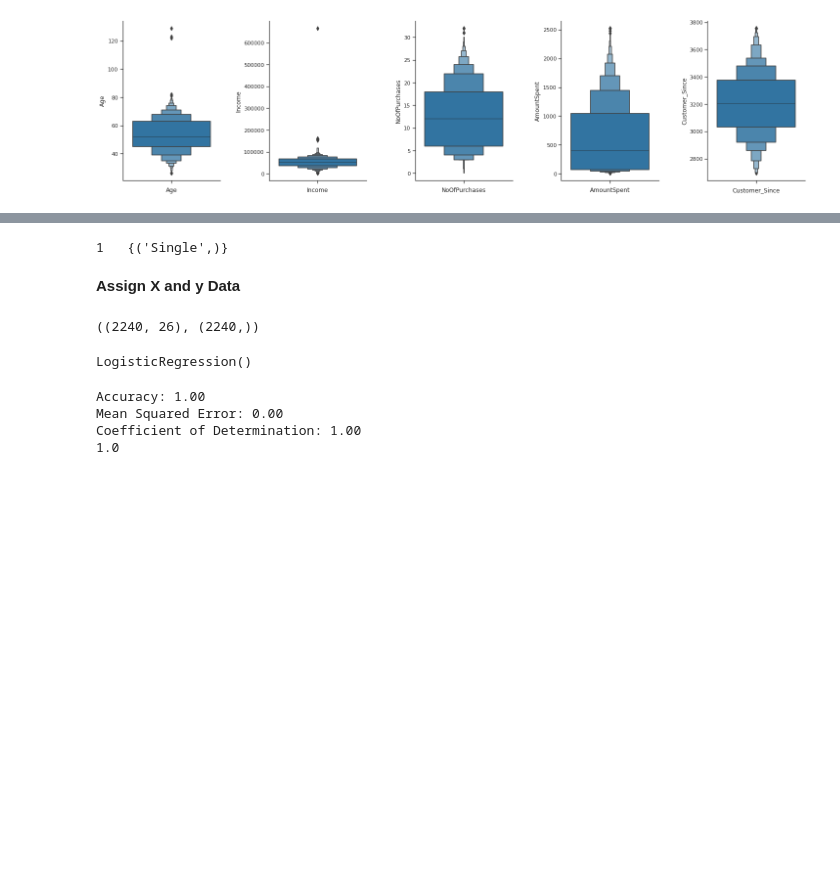
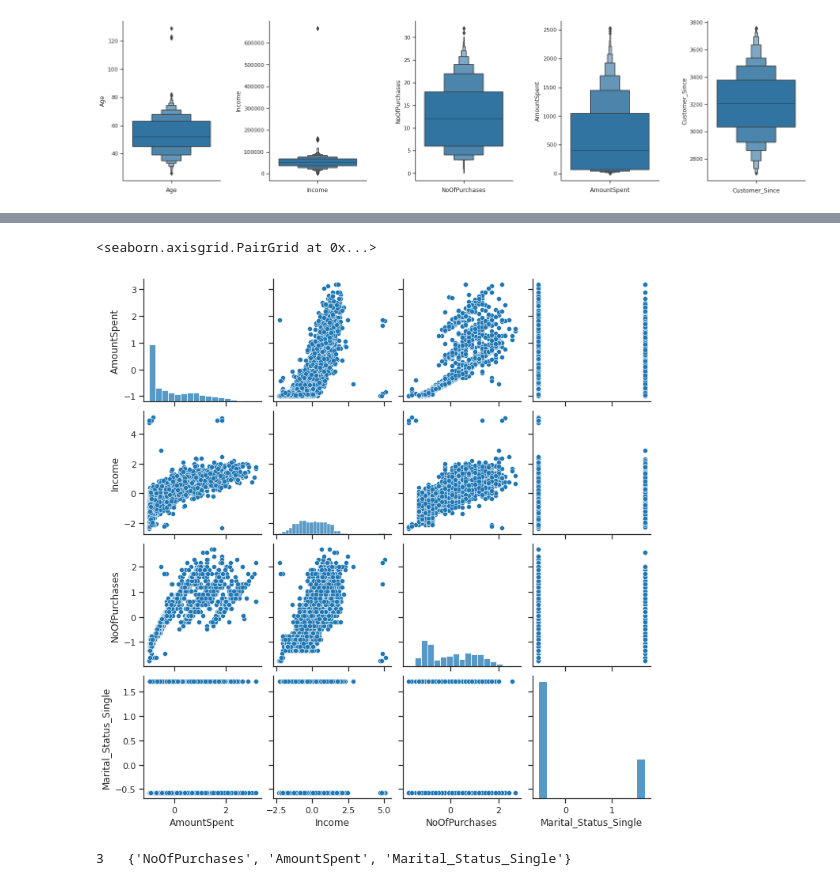
Before and after one commit to fgith/data-science, a Jupyter notebook: logistic-regression/logistic_regression_customerpersonality.ipynb, the cells around one changed output, grey strips where cells are left out. Saved outputs shown, nothing was run; the diff lists cells and outputs as text; code cells hidden in the pictures; blank space fills up the shorter version.

```diff
--- a/logistic-regression/logistic_regression_customerpersonality.ipynb
+++ b/logistic-regression/logistic_regression_customerpersonality.ipynb
@@ -256,25 +272,27 @@ sns.heatmap(df.corr(), ax=ax)
+# %%
+import warnings
+warnings.filterwarnings("ignore", category=np.VisibleDeprecationWarning)
+
+# There are some correlataions such as Income vs Amount Spent and No of Purchases. They can viewed again in a pairplot.
+# Hence, there is scope for Dimentionaly Reduction.
+
+sns.pairplot(df[['AmountSpent','Income','NoOfPurchases','Marital_Status_Single']])
+# %% [output]
+<seaborn.axisgrid.PairGrid at 0x...>
+[figure, added]
 # %%
-# with the following function we can select highly correlated features
-# it will remove the first feature that is correlated with other feature
+# Function to select highly correlated features
 
 def correlation(dataset, threshold):
-    col_corr = set()  # Set of all the names of correlated columns
+    col_corr = set()  # Set of names of correlated columns
     corr_matrix = dataset.corr()
     for i in range(len(corr_matrix.columns)):
         for j in range(i):
-            if abs(corr_matrix.iloc[i, j]) > threshold: # we are interested in absolute coeff value
-                colname = corr_matrix.columns[i]  # getting the name of column
+            if abs(corr_matrix.iloc[i, j]) > threshold: # absolute coeff value to account for -ve correlation
+                colname = corr_matrix.columns[i]  # get name of column
                 col_corr.add(colname)
     return col_corr
-corr_features = correlation(df, 0.85)
+corr_features = correlation(df, 0.75)
 print(len(set(corr_features)), " ", corr_features)
 # %% [output]
-1   {('Single',)}
+3   {'NoOfPurchases', 'AmountSpent', 'Marital_Status_Single'}
-# %% [markdown]
-**Assign X and y Data**
-# %%
-X = df
-y = X['Response']
-X.shape,y.shape
-# %% [output]
-((2240, 26), (2240,))
@@ -284,7 +298,0 @@ X_train, X_test, y_train, y_test = train_test_split(X_scaled,y,train_size=0.7)
-# %%
-from sklearn.linear_model import LogisticRegression
-
-clf = LogisticRegression()
-clf.fit(X_train,y_train)
-# %% [output]
-LogisticRegression()
@@ -293,11 +298,0 @@ y_pred = clf.predict(X_test)
-# %%
-from sklearn.metrics import mean_squared_error,r2_score,accuracy_score
-accuracy = accuracy_score(y_test,y_pred)
-print("Accuracy: %.2f" % accuracy_score(y_test,y_pred))
-print("Mean Squared Error: %.2f" % mean_squared_error(y_test,y_pred))
-print("Coefficient of Determination: %.2f" % r2_score(y_test,y_pred))
-# %% [output]
-Accuracy: 1.00
-Mean Squared Error: 0.00
-Coefficient of Determination: 1.00
-1.0
```
Also changed, not shown: parts of 12 cells of this notebook.
